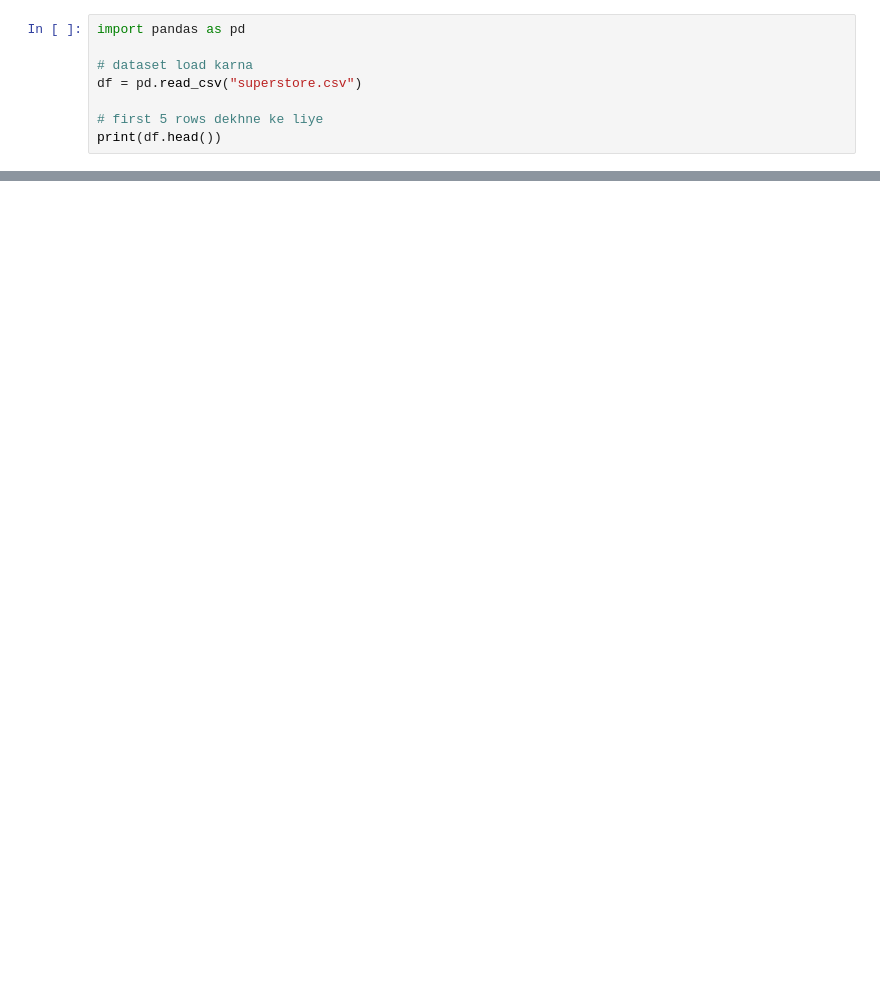
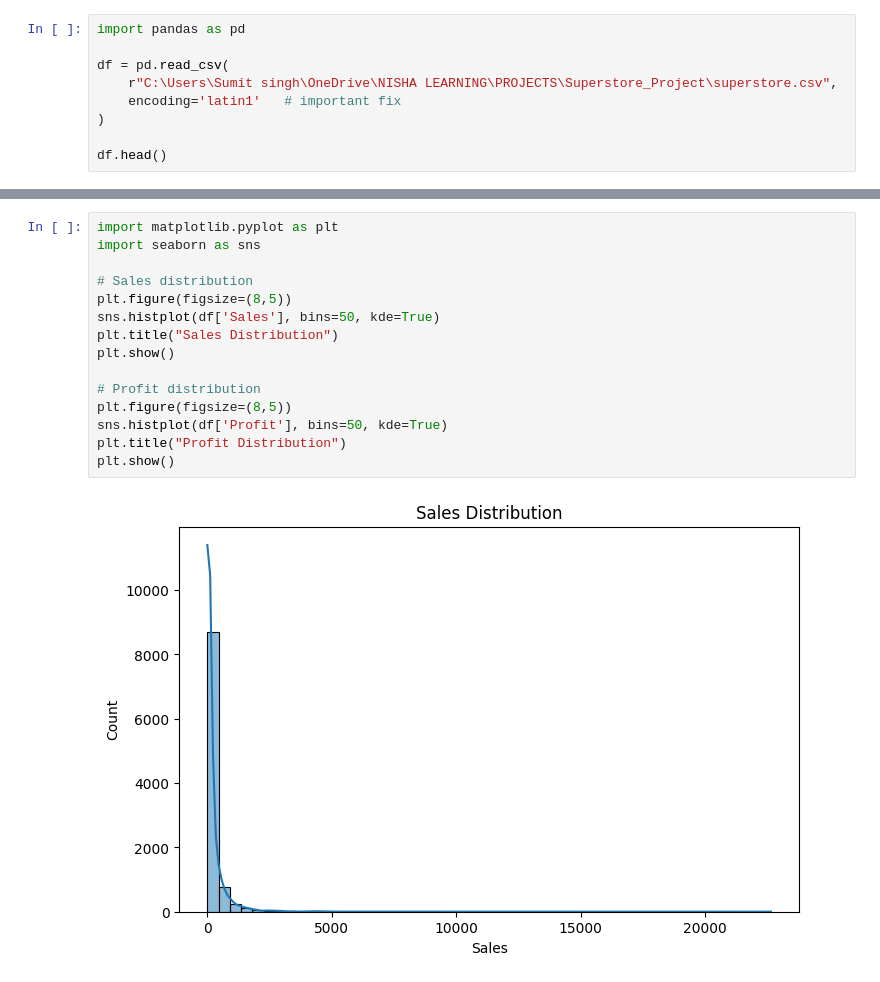
Before and after one commit to nisshakanyal/superstore_sales, a Jupyter notebook: 01_superstore_analysis.ipynb, the cells around one changed output, grey strips where cells are left out. Saved outputs shown, nothing was run; the diff lists cells and outputs as text; blank space fills up the shorter version.

```diff
--- a/01_superstore_analysis.ipynb
+++ b/01_superstore_analysis.ipynb
@@ -1,9 +1,10 @@
 # %%
 import pandas as pd
 
-# dataset load karna
-df = pd.read_csv("superstore.csv")
+df = pd.read_csv(
+    r"C:\Users\Sumit singh\OneDrive\NISHA LEARNING\PROJECTS\Superstore_Project\superstore.csv",
+    encoding='latin1'   # important fix
+)
 
-# first 5 rows dekhne ke liye
-print(df.head())
+df.head()
 # %% [output]
@@ -10,0 +78,17 @@ FileNotFoundError: [Errno 2] No such file or directory: 'superstore.csv'
+# %%
+import matplotlib.pyplot as plt
+import seaborn as sns
+
+# Sales distribution
+plt.figure(figsize=(8,5))
+sns.histplot(df['Sales'], bins=50, kde=True)
+plt.title("Sales Distribution")
+plt.show()
+
+# Profit distribution
+plt.figure(figsize=(8,5))
+sns.histplot(df['Profit'], bins=50, kde=True)
+plt.title("Profit Distribution")
+plt.show()
+# %% [output]
+[figure, added]
```
Also changed, not shown: parts of 21 cells of this notebook.
